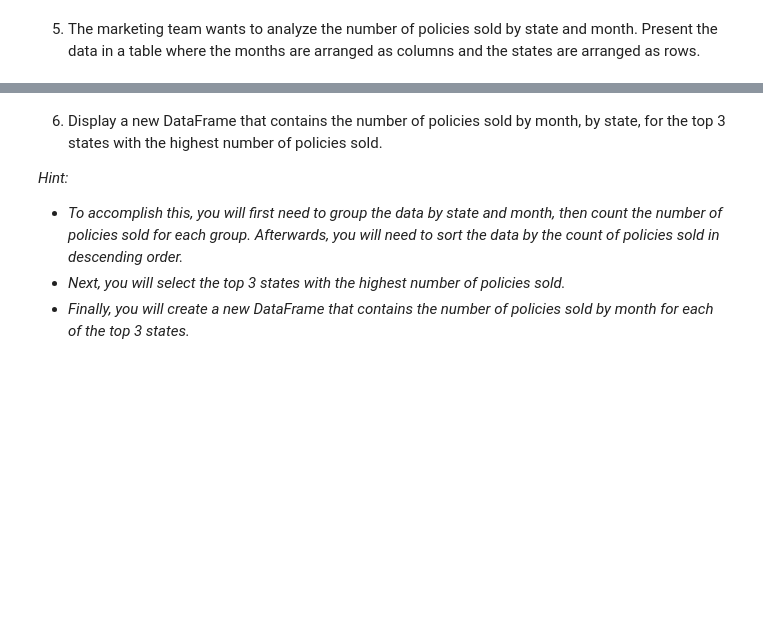
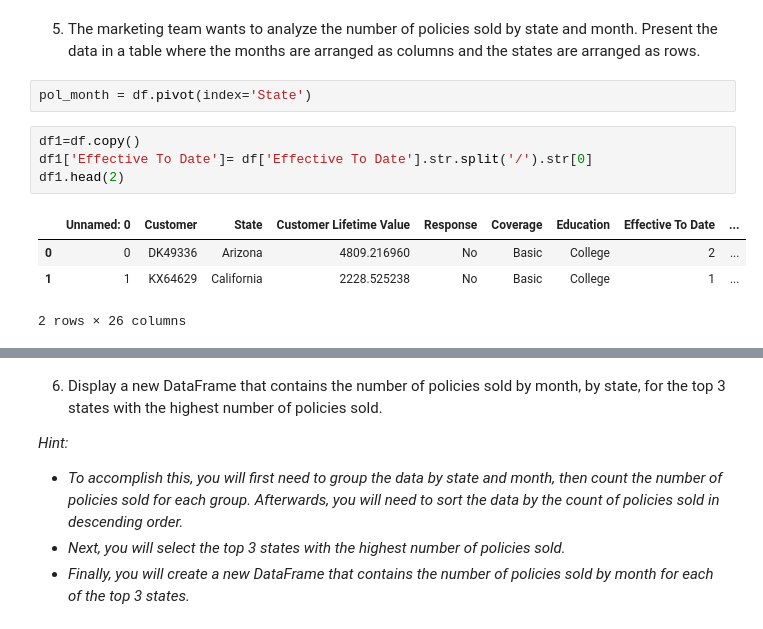
Before and after one commit to cadiyubu/lab-dw-data-aggregation-and-filtering, a Jupyter notebook: lab-dw-aggregating.ipynb, the cells around one changed output, grey strips where cells are left out. Drawn from its saved outputs; the diff is of its cells as text; blank space fills up the shorter version.

```diff
--- a/lab-dw-aggregating.ipynb
+++ b/lab-dw-aggregating.ipynb
@@ -210,3 +210,14 @@ df.groupby(['Education', 'Gender'])['Customer Lifetime Value'].agg(['max', 'min'
 ## Bonus
 # %% [markdown]
 5. The marketing team wants to analyze the number of policies sold by state and month. Present the data in a table where the months are arranged as columns and the states are arranged as rows.
+# %%
+pol_month = df.pivot(index='State')
+# %%
+df1=df.copy()
+df1['Effective To Date']= df['Effective To Date'].str.split('/').str[0]
+df1.head(2)
+# %% [output]
+|  | Unnamed: 0 | Customer | State | Customer Lifetime Value | Response | Coverage | Education | Effective To Date | ... |
+| 0 | 0 | DK49336 | Arizona | 4809.216960 | No | Basic | College | 2 | ... |
+| 1 | 1 | KX64629 | California | 2228.525238 | No | Basic | College | 1 | ... |
+2 rows × 26 columns
```
Also changed, not shown: parts of 6 cells of this notebook.
